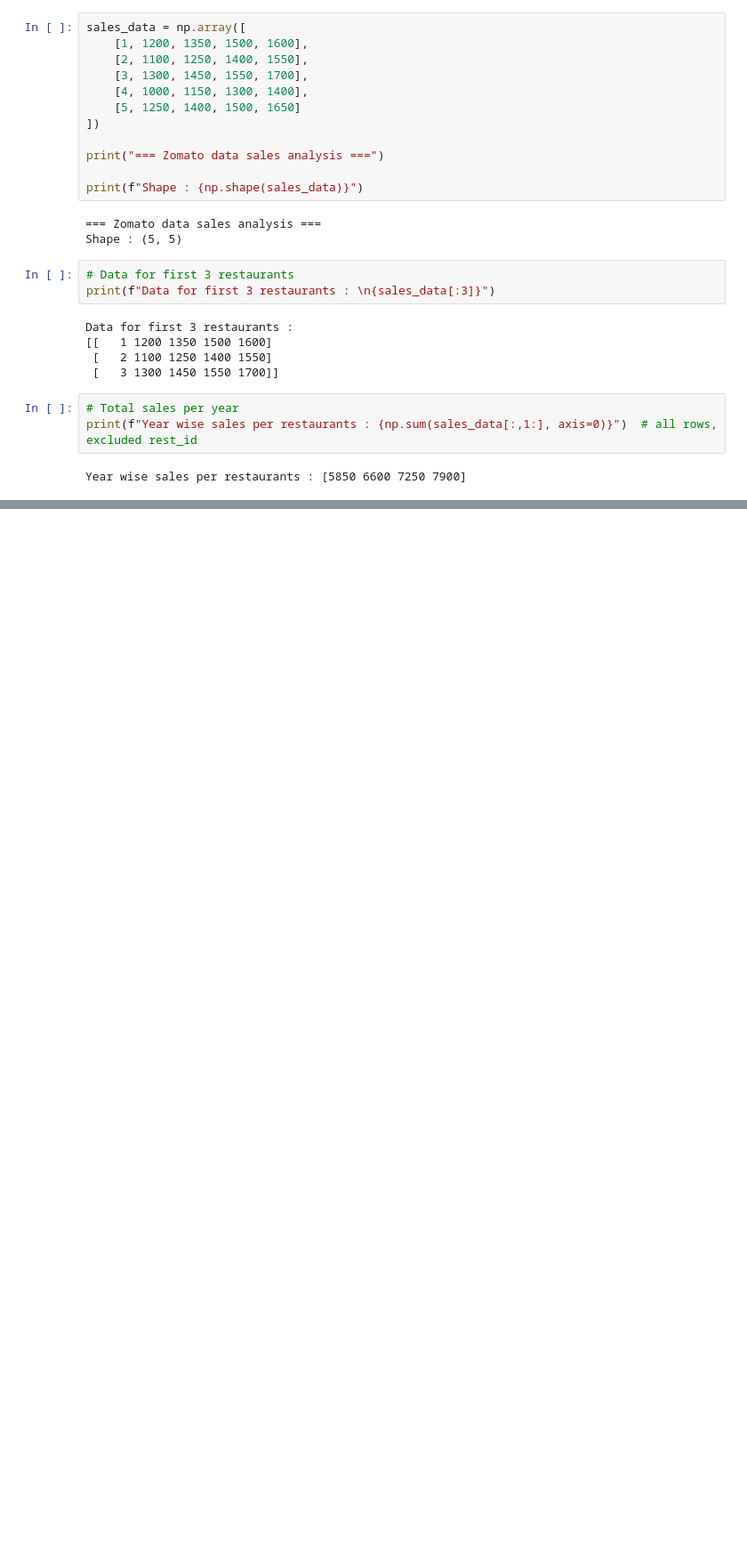
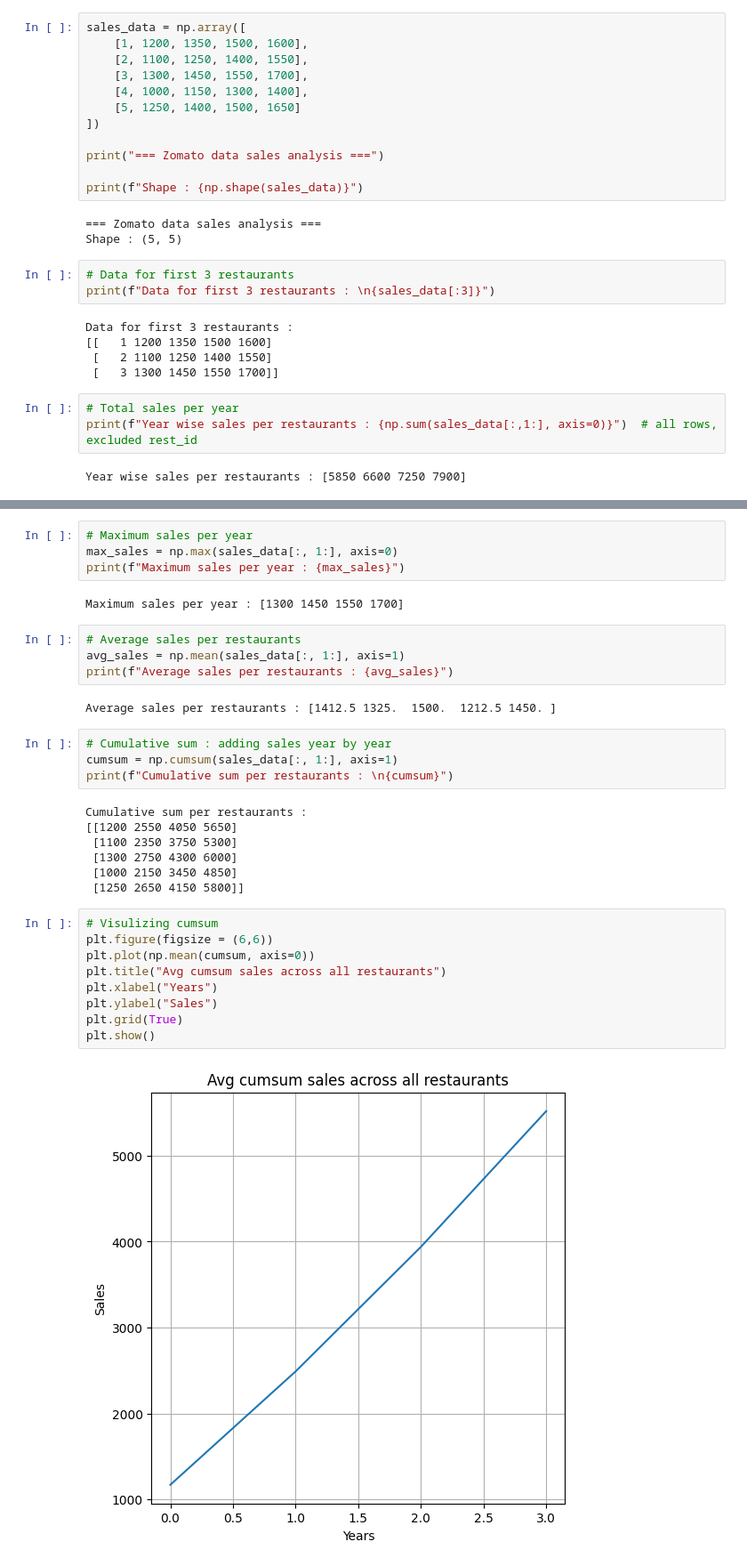
Before and after one commit to Kevit-devansh-rajani/numpy-practise, a Jupyter notebook: phase-3.ipynb, the cells around one changed output, grey strips where cells are left out. Shown: that part at 89% size. Cells and saved outputs as stored; diff of their text form; blank space fills up the shorter version.

Commit message:
Phase-3 data analysis and operation done

```diff
--- a/phase-3.ipynb
+++ b/phase-3.ipynb
@@ -33,0 +40,34 @@ Year wise sales per restaurants : [5850 6600 7250 7900]
+# %%
+# Maximum sales per year
+max_sales = np.max(sales_data[:, 1:], axis=0)
+print(f"Maximum sales per year : {max_sales}")
+# %% [output]
+Maximum sales per year : [1300 1450 1550 1700]
+# %%
+# Average sales per restaurants
+avg_sales = np.mean(sales_data[:, 1:], axis=1)
+print(f"Average sales per restaurants : {avg_sales}")
+# %% [output]
+Average sales per restaurants : [1412.5 1325.  1500.  1212.5 1450. ]
+# %%
+# Cumulative sum : adding sales year by year
+cumsum = np.cumsum(sales_data[:, 1:], axis=1)
+print(f"Cumulative sum per restaurants : \n{cumsum}")
+# %% [output]
+Cumulative sum per restaurants :
+[[1200 2550 4050 5650]
+ [1100 2350 3750 5300]
+ [1300 2750 4300 6000]
+ [1000 2150 3450 4850]
+ [1250 2650 4150 5800]]
+# %%
+# Visulizing cumsum
+plt.figure(figsize = (6,6))
+plt.plot(np.mean(cumsum, axis=0))
+plt.title("Avg cumsum sales across all restaurants")
+plt.xlabel("Years")
+plt.ylabel("Sales")
+plt.grid(True)
+plt.show()
+# %% [output]
+[figure, added]
```
Also changed, not shown: parts of 5 cells of this notebook.
